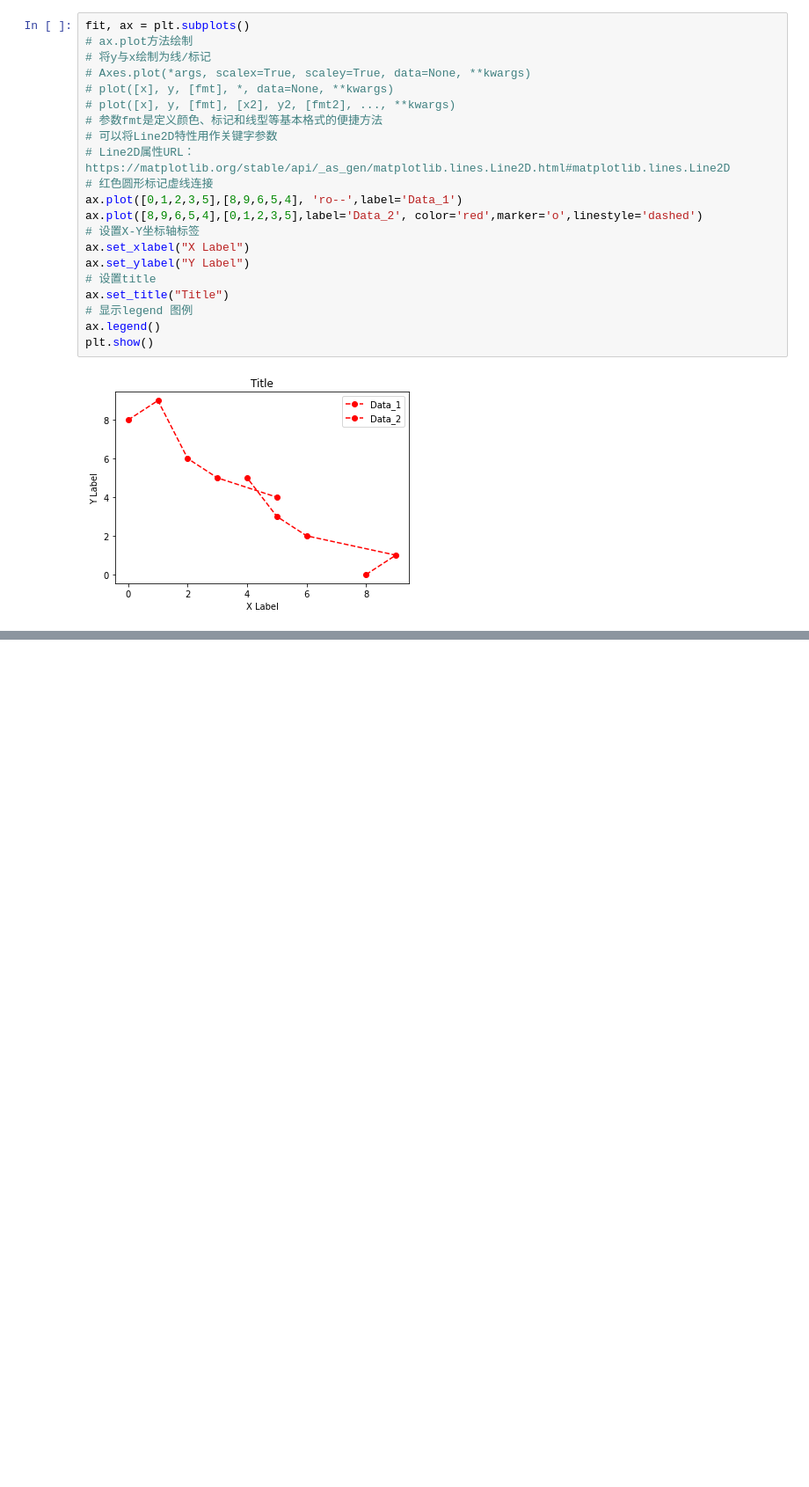
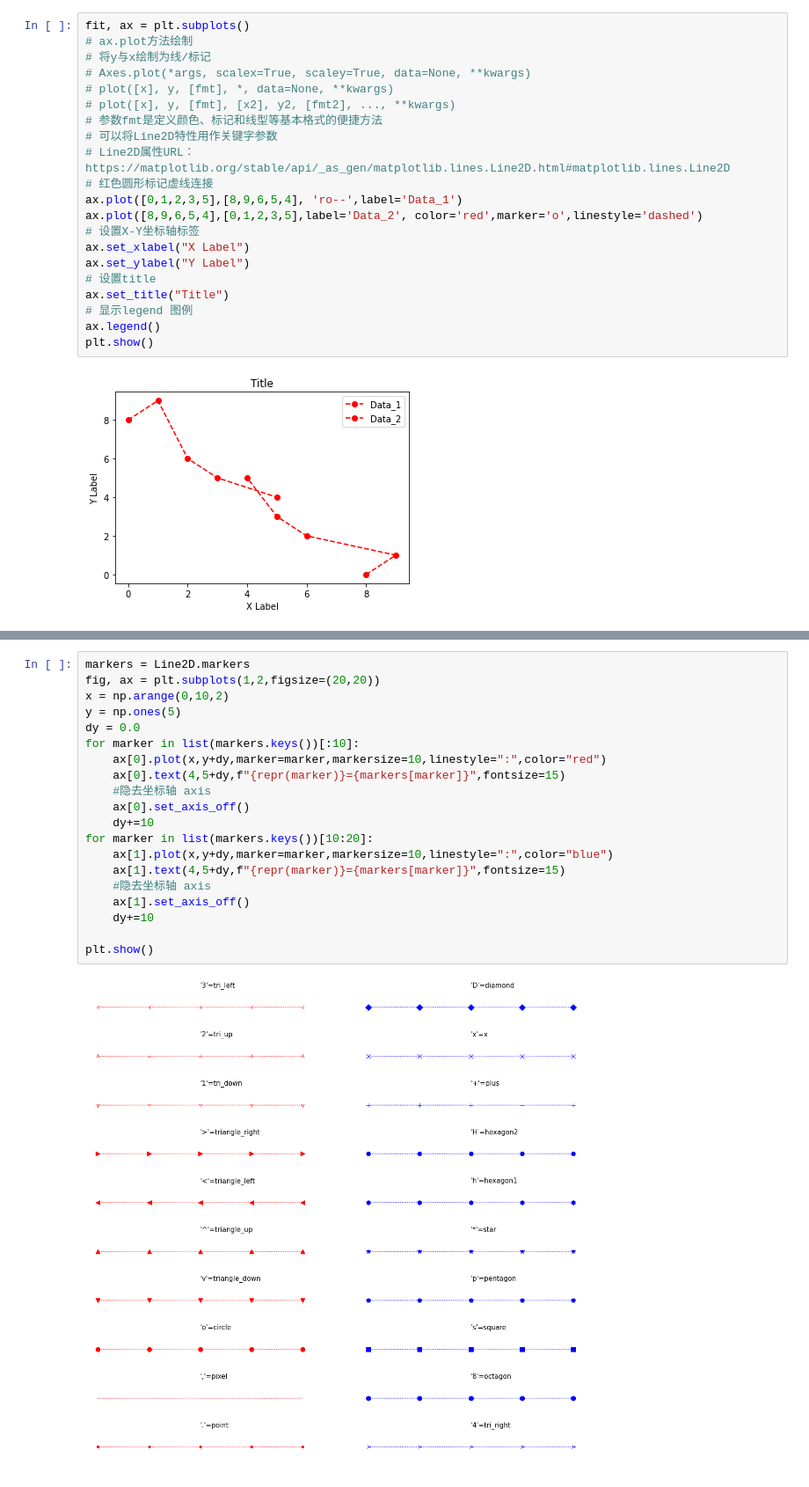
Before and after one commit to mtf0111/PythonDemo, a Jupyter notebook: demo_matplotlib.ipynb, the cells around one changed output, grey strips where cells are left out. Shown at 88% size. Cells and saved outputs as stored; diff of their text form; blank space fills up the shorter version.

```diff
--- a/demo_matplotlib.ipynb
+++ b/demo_matplotlib.ipynb
@@ -64,0 +157,22 @@ plt.show()
+# %%
+markers = Line2D.markers
+fig, ax = plt.subplots(1,2,figsize=(20,20))
+x = np.arange(0,10,2)
+y = np.ones(5)
+dy = 0.0
+for marker in list(markers.keys())[:10]:
+    ax[0].plot(x,y+dy,marker=marker,markersize=10,linestyle=":",color="red")
+    ax[0].text(4,5+dy,f"{repr(marker)}={markers[marker]}",fontsize=15)
+    #隐去坐标轴 axis
+    ax[0].set_axis_off()
+    dy+=10
+for marker in list(markers.keys())[10:20]:
+    ax[1].plot(x,y+dy,marker=marker,markersize=10,linestyle=":",color="blue")
+    ax[1].text(4,5+dy,f"{repr(marker)}={markers[marker]}",fontsize=15)
+    #隐去坐标轴 axis
+    ax[1].set_axis_off()
+    dy+=10
+
+plt.show()
+# %% [output]
+[figure, added]
```
Also changed, not shown: parts of 7 cells of this notebook.
